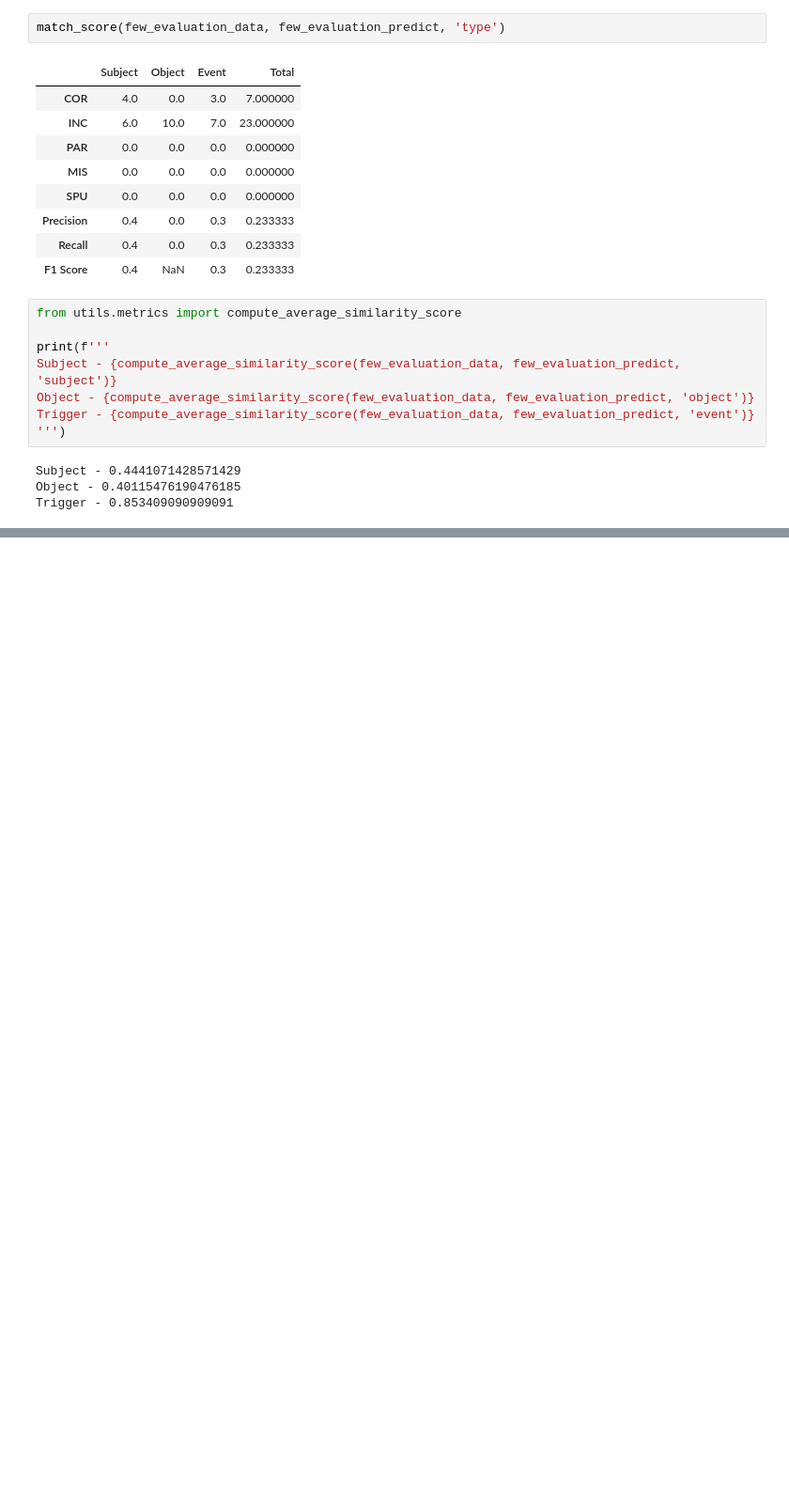
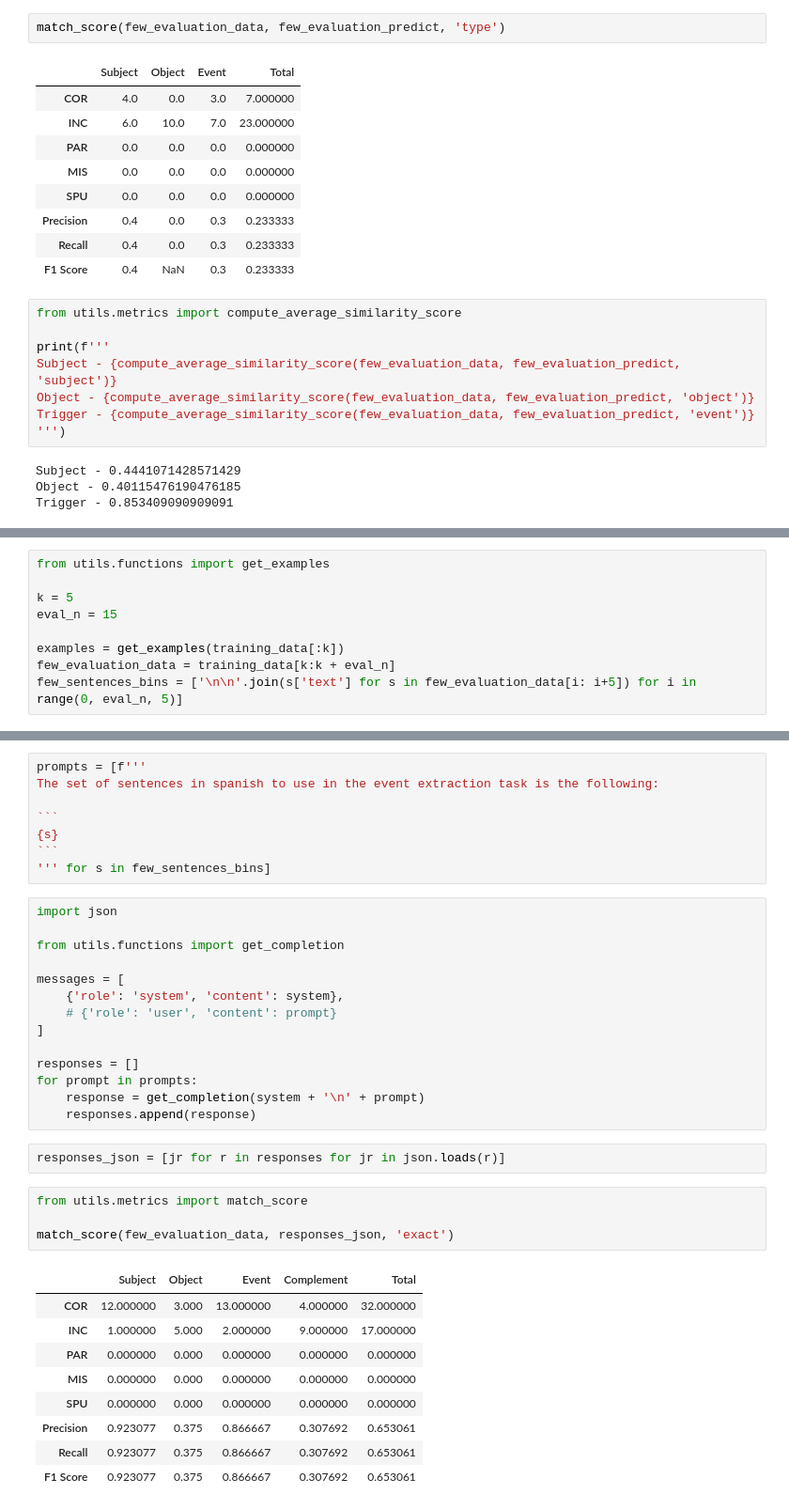
Before and after one commit to gabyarte/event-extraction-small-corpus, a Jupyter notebook: notebooks/02_gpt_for_event_extraction.ipynb, the cells around one changed output, grey strips where cells are left out. Shown at 94% size. Drawn from its saved outputs; the diff is of its cells as text; blank space fills up the shorter version.

````diff
--- a/notebooks/02_gpt_for_event_extraction.ipynb
+++ b/notebooks/02_gpt_for_event_extraction.ipynb
@@ -467,0 +455,9 @@ Trigger - 0.853409090909091
+# %%
+from utils.functions import get_examples
+
+k = 5
+eval_n = 15
+
+examples = get_examples(training_data[:k])
+few_evaluation_data = training_data[k:k + eval_n]
+few_sentences_bins = ['\n\n'.join(s['text'] for s in few_evaluation_data[i: i+5]) for i in range(0, eval_n, 5)]
@@ -467,0 +570,38 @@ Trigger - 0.853409090909091
+# %%
+prompts = [f'''
+The set of sentences in spanish to use in the event extraction task is the following:
+
+```
+{s}
+```
+''' for s in few_sentences_bins]
+# %%
+import json
+
+from utils.functions import get_completion
+
+messages = [
+    {'role': 'system', 'content': system},
+    # {'role': 'user', 'content': prompt}
+]
+
+responses = []
+for prompt in prompts:
+    response = get_completion(system + '\n' + prompt)
+    responses.append(response)
+# %%
+responses_json = [jr for r in responses for jr in json.loads(r)]
+# %%
+from utils.metrics import match_score
+
+match_score(few_evaluation_data, responses_json, 'exact')
+# %% [output]
+|  | Subject | Object | Event | Complement | Total |
+| COR | 12.000000 | 3.000 | 13.000000 | 4.000000 | 32.000000 |
+| INC | 1.000000 | 5.000 | 2.000000 | 9.000000 | 17.000000 |
+| PAR | 0.000000 | 0.000 | 0.000000 | 0.000000 | 0.000000 |
+| MIS | 0.000000 | 0.000 | 0.000000 | 0.000000 | 0.000000 |
+| SPU | 0.000000 | 0.000 | 0.000000 | 0.000000 | 0.000000 |
+| Precision | 0.923077 | 0.375 | 0.866667 | 0.307692 | 0.653061 |
+| Recall | 0.923077 | 0.375 | 0.866667 | 0.307692 | 0.653061 |
+| F1 Score | 0.923077 | 0.375 | 0.866667 | 0.307692 | 0.653061 |
````
Also changed, not shown: parts of 10 cells of this notebook, 1 other file.
